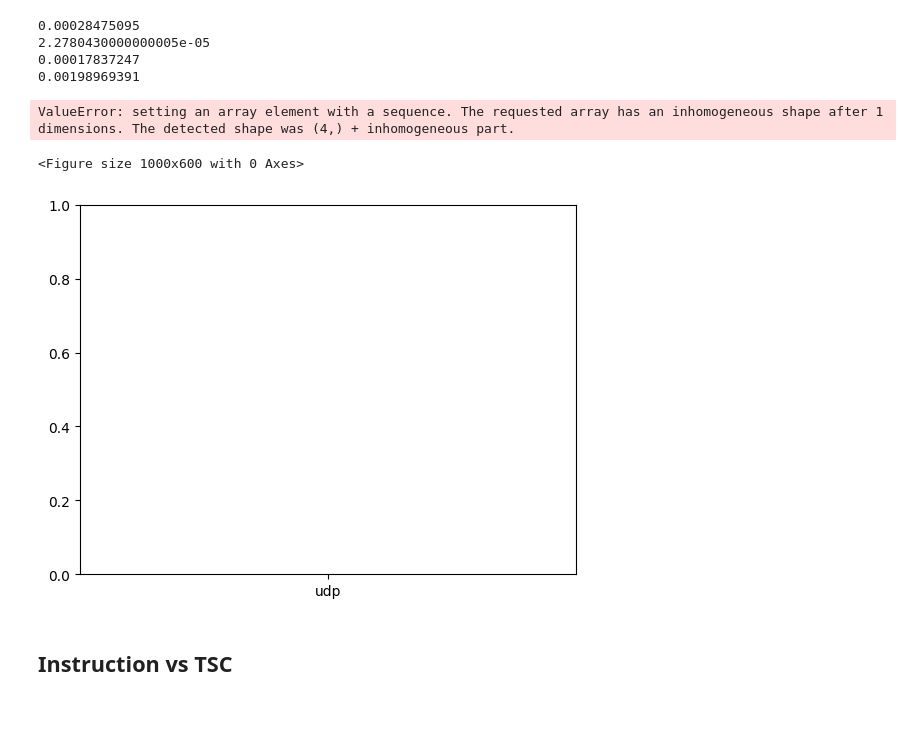
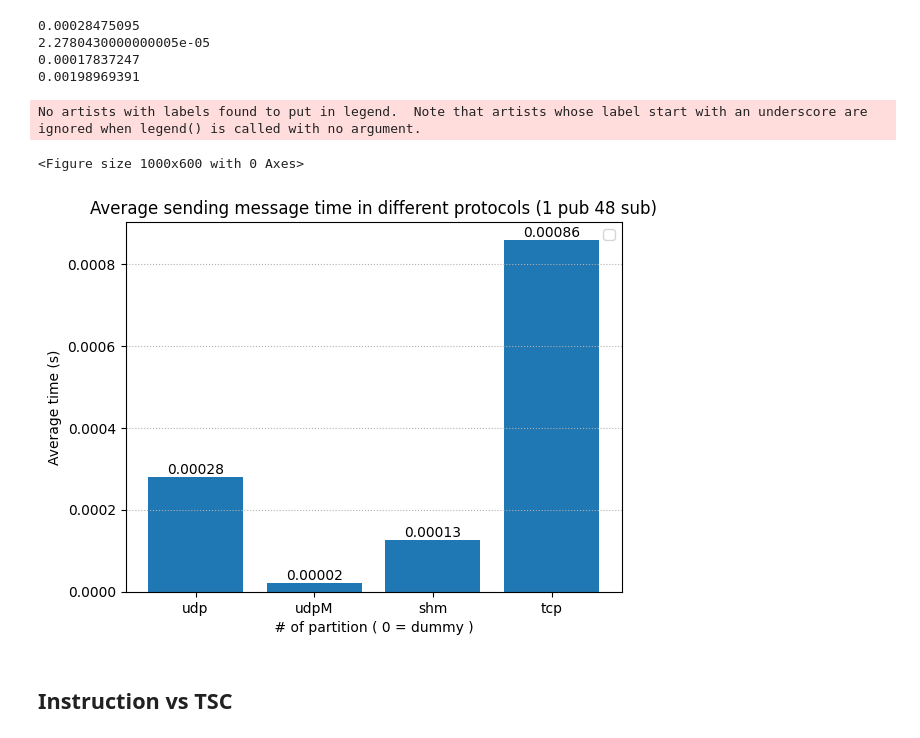
Before and after one commit to madella/tesiM, a Jupyter notebook: cineca/d_proc_transport.ipynb, the cells around one changed output. Cells and saved outputs as stored; diff of their text form; code cells hidden in the pictures; blank space fills up the shorter version.

```diff
--- a/cineca/d_proc_transport.ipynb
+++ b/cineca/d_proc_transport.ipynb
@@ -14,7 +14,7 @@ sub_pattern = r'received_s: (\d+) received_ns: (\d+)'
 
 base_dir=os.path.join("data/transport/50ns/")
 
-def timespec_difference_skew(start_s, start_ns, end_s, end_ns):
+def timespec_difference_without_skew(start_s, start_ns, end_s, end_ns):
     s_diff = end_s - start_s
     ns_diff = end_ns - start_ns
     if ns_diff < 0:
@@ -41,8 +41,8 @@ subns = 342799188
 
 # get difference in timespec
 def timespec_difference(start_s_un, start_ns_un, end_s_un, end_ns_un):
-    start_s,start_ns=timespec_difference_skew(pub_s,pubns,start_s_un,start_ns_un)
-    end_s,end_ns=timespec_difference_skew(sub_s,subns, end_s_un, end_ns_un)
+    start_s,start_ns=timespec_difference_without_skew(pub_s,pubns,start_s_un,start_ns_un)
+    end_s,end_ns=timespec_difference_without_skew(sub_s,subns, end_s_un, end_ns_un)
 
     s_diff = end_s - start_s
     ns_diff = end_ns - start_ns
@@ -75,7 +75,7 @@ for prots in protocols:
                 if match:
                     cycles, instruction, start_ns, end_ns, start_s, end_s = match.groups()
                     sent_data[prots].append((int(cycles), int(instruction), int(start_s), int(start_ns), int(end_s), int(end_ns)))
-                    s_diff, ns_diff = timespec_difference_skew(int(start_s), int(start_ns) , int(end_s) ,int(end_ns) )
+                    s_diff, ns_diff = timespec_difference_without_skew(int(start_s), int(start_ns) , int(end_s) ,int(end_ns) )
                     sent_data_time[prots].append((s_diff, ns_diff))
 
     # Sub part
@@ -88,7 +88,7 @@ for prots in protocols:
                 if match:
                     received_s, received_ns = match.groups()
                     start_s,start_ns = ((sent_data[prots][line_n][2], sent_data[prots][line_n][3]))
-                    if prots == "shm":s_diff, ns_diff = timespec_difference_skew(start_s, start_ns , int(received_s), int(received_ns))
+                    if prots == "shm":s_diff, ns_diff = timespec_difference_without_skew(start_s, start_ns , int(received_s), int(received_ns))
                     else:s_diff, ns_diff = timespec_difference(start_s, start_ns , int(received_s), int(received_ns))
                     received_data[prots].append((s_diff, ns_diff))
 # %% [markdown]
@@ -207,31 +207,31 @@ for prots, data in column_time_sent.items():
 # %%
 # Prepare data for bar plot
 column_averages={}
 for prots, data in column_time_sent_cleaned.items():
     column_averages[prots] = np.average(column_time_sent_cleaned[prots])
 
 bar_labels = protocols
 bar_colors = ['tab:red', 'tab:orange', 'tab:blue', 'tab:green','tab:purple','tab:pink','tab:cyan','tab:olive']
 
 plt.figure(figsize=(10, 6))
 fig, ax = plt.subplots()
-bars= ax.bar(bar_labels,column_time_sent_cleaned.values())
+bars= ax.bar(bar_labels,column_averages.values())
 # Add values inside each bar
 for bar in bars:
     height = bar.get_height()
     ax.text(bar.get_x() + bar.get_width() / 2, height, f'{height:.5f}', ha='center', va='bottom')
 plt.xlabel(" # of partition ( 0 = dummy ) ")
 plt.ylabel("Average time (s)")
 plt.legend()
 plt.title("Average sending message time in different protocols (1 pub 48 sub)")
 plt.grid(axis='y', linestyle=':')
 #plt.savefig(f"results/barplots_protocols_{base_dir.split('/')[2]}.png")
 
 plt.show()
 # %% [output]
-ValueError: setting an array element with a sequence. The requested array has an inhomogeneous shape after 1 dimensions. The detected shape was (4,) + inhomogeneous part.
+No artists with labels found to put in legend.  Note that artists whose label start with an underscore are ignored when legend() is called with no argument.
 <Figure size 1000x600 with 0 Axes>
-[figure, old version]
+[figure, new version]
 # %% [markdown]
 ## Instruction vs TSC
 # %%
```
Also changed, not shown: 16 other files.
